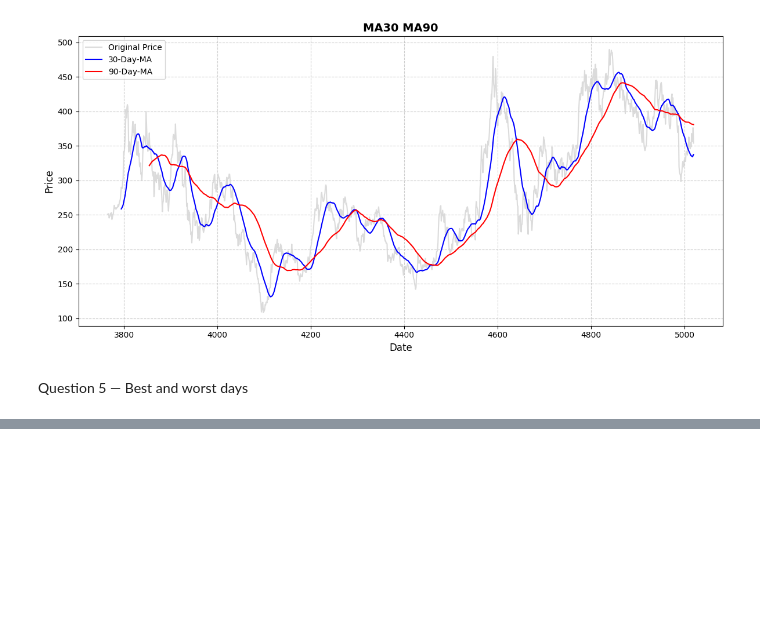
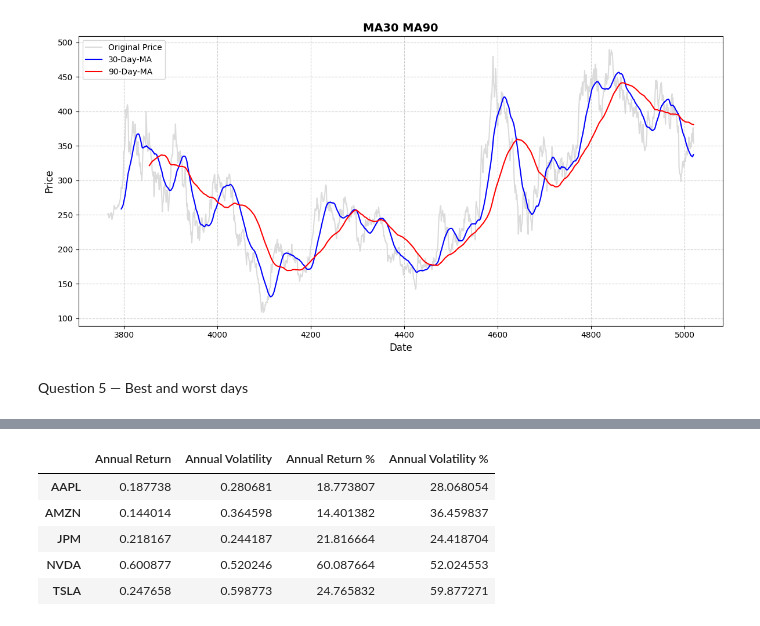
Before and after one commit to shota98501/workspace, a Jupyter notebook: Project/stockmarket_project/stockmarket.ipynb, the cells around one changed output, grey strips where cells are left out. Saved outputs shown, nothing was run; the diff lists cells and outputs as text; code cells hidden in the pictures; blank space fills up the shorter version.

```diff
--- a/Project/stockmarket_project/stockmarket.ipynb
+++ b/Project/stockmarket_project/stockmarket.ipynb
@@ -376,0 +595,9 @@ TypeError: DataFrame.nlargest() missing 1 required positional argument: 'columns
+# %%
+risk_return
+# %% [output]
+|  | Annual Return | Annual Volatility | Annual Return % | Annual Volatility % |
+| AAPL | 0.187738 | 0.280681 | 18.773807 | 28.068054 |
+| AMZN | 0.144014 | 0.364598 | 14.401382 | 36.459837 |
+| JPM | 0.218167 | 0.244187 | 21.816664 | 24.418704 |
+| NVDA | 0.600877 | 0.520246 | 60.087664 | 52.024553 |
+| TSLA | 0.247658 | 0.598773 | 24.765832 | 59.877271 |
```
Also changed, not shown: parts of 32 cells of this notebook.
